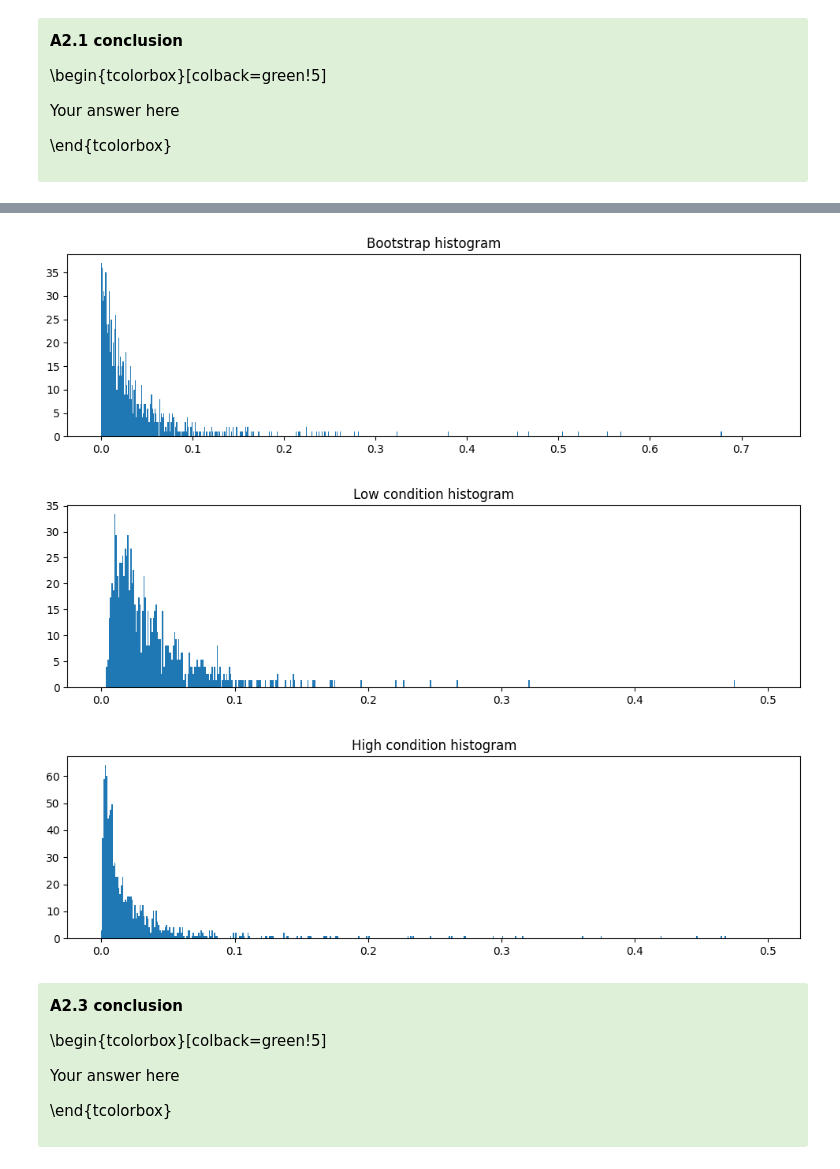
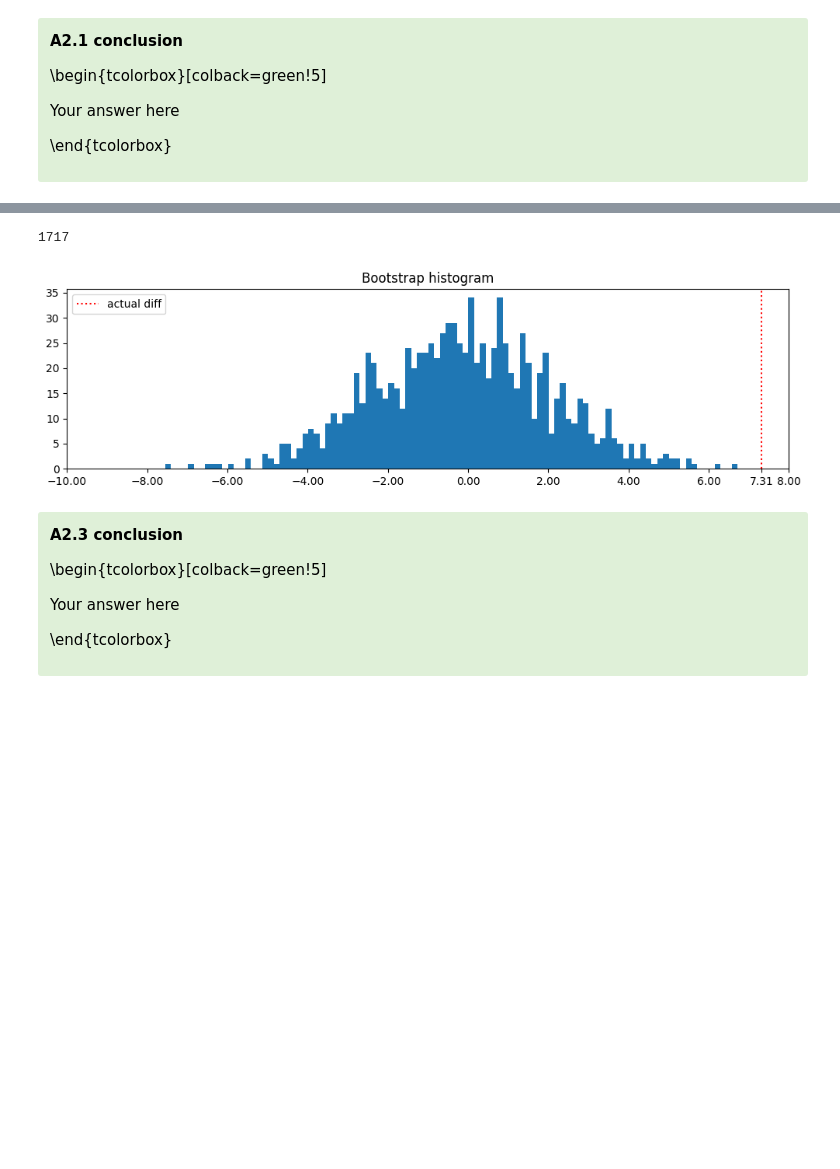
Before and after one commit to cesarz10/Computational-Neurophysiology-Lab, a Jupyter notebook: Lab_4/Module2_Ex2_12.ipynb, the cells around one changed output, grey strips where cells are left out. Drawn from its saved outputs; the diff is of its cells as text; code cells hidden in the pictures; blank space fills up the shorter version.

```diff
--- a/Lab_4/Module2_Ex2_12.ipynb
+++ b/Lab_4/Module2_Ex2_12.ipynb
@@ -443,36 +447,39 @@ max high -> 2396.373737449444
 # %%
 # from random import sample
 # use the following parameters:
 # N_all (N_low + N_high)
 # mean_lambda_diff (1 digit value)
 # sample_diff (array with 1000 difference values)
 
 ######################
 ##  Q2.3 solution   ##
 ######################
 N_all = N_low + N_high
-pool = list(ISI_low) + list(ISI_high)
-rand_sample = random.sample(pool, 1001)
-sample_diff = abs(np.diff(rand_sample))
-# mean_lambda_diff =
+print(N_all)
+pool = np.array(list(ISI_low) + list(ISI_high))
+
+# 1 / mean(ISIs[randint(Nall, size=Nhi)]
+
+sample_diff = np.zeros(1000)
+for i in range(1000):
+    art_low = pool[randint(N_all, size=N_low)]
+    art_high = pool[randint(N_all, size=N_high)]
+    sample_diff[i] = (1 / np.mean(art_high)) - (1 / np.mean(art_low))
+
+mean_lambda_diff = (1 / np.mean(ISI_high)) - (1 / np.mean(ISI_low))
 
 
-bins_sample = np.arange(0, max(sample_diff)+0.05, 0.001)
-plt.hist(sample_diff, bins=bins_sample)
+# plotting histograms
+plt.hist(sample_diff, bins=100)
+plt.axvline(x=mean_lambda_diff, color='r', label="actual diff", ls='dotted')
+x_ticks = np.append(plt.xticks()[0], mean_lambda_diff)
+plt.xticks(x_ticks)
+plt.legend()
 plt.title("Bootstrap histogram")
 plt.show()
-
-plt.bar(bin_edges[:-1], prob_density_low, width=bin_size)
-plt.title("Low condition histogram")
-plt.show()
-
-plt.bar(bin_edges[:-1], prob_density_high, width=bin_size)
-plt.title("High condition histogram")
-plt.show()
 # %% [output]
+1717
-[figure, old version]
+[figure, new version]
-[figure, removed]
-[figure, removed]
 # %% [markdown]
 <div class="alert alert-success">
 <span style="color:black">
```
Also changed, not shown: parts of 2 cells of this notebook.
